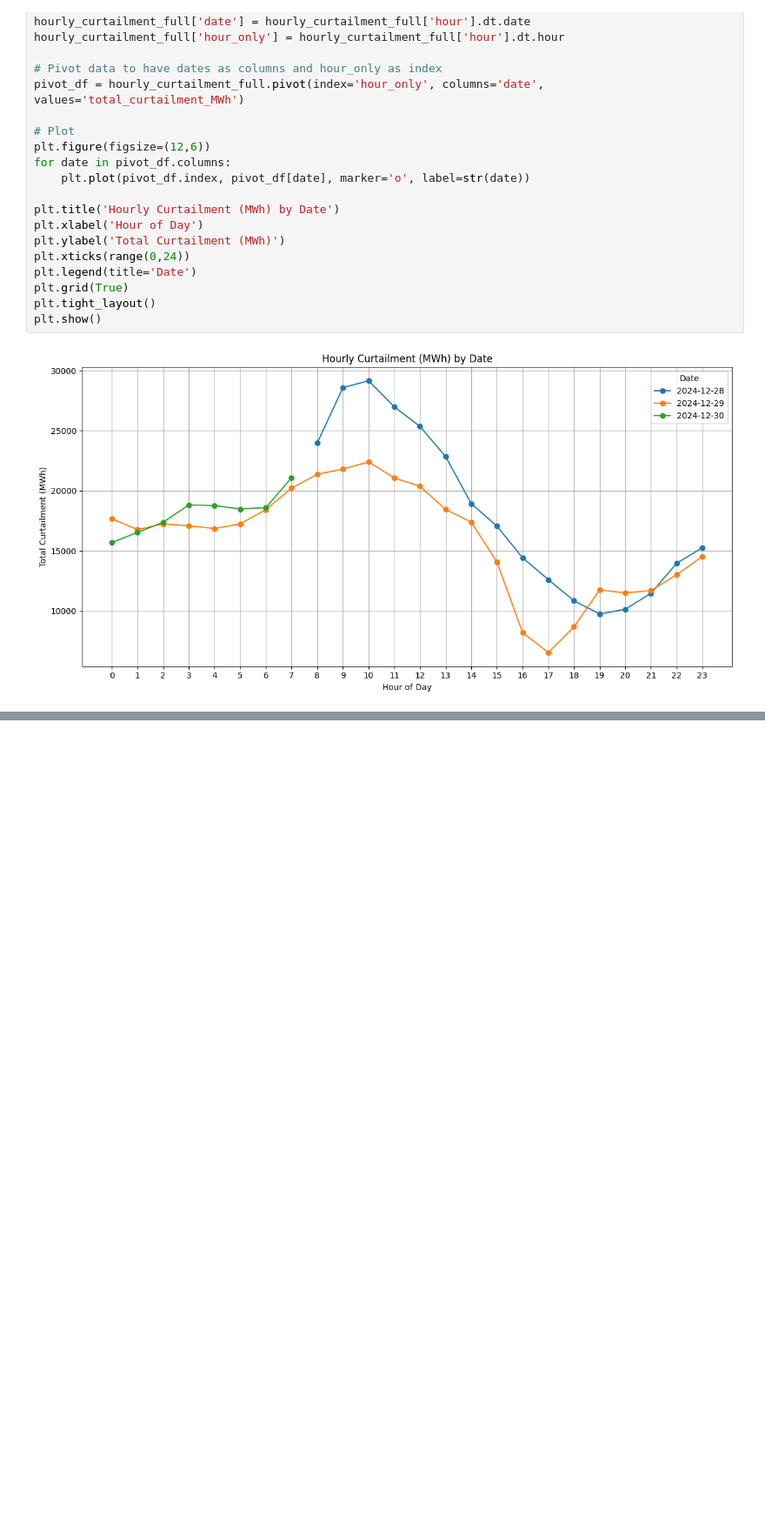
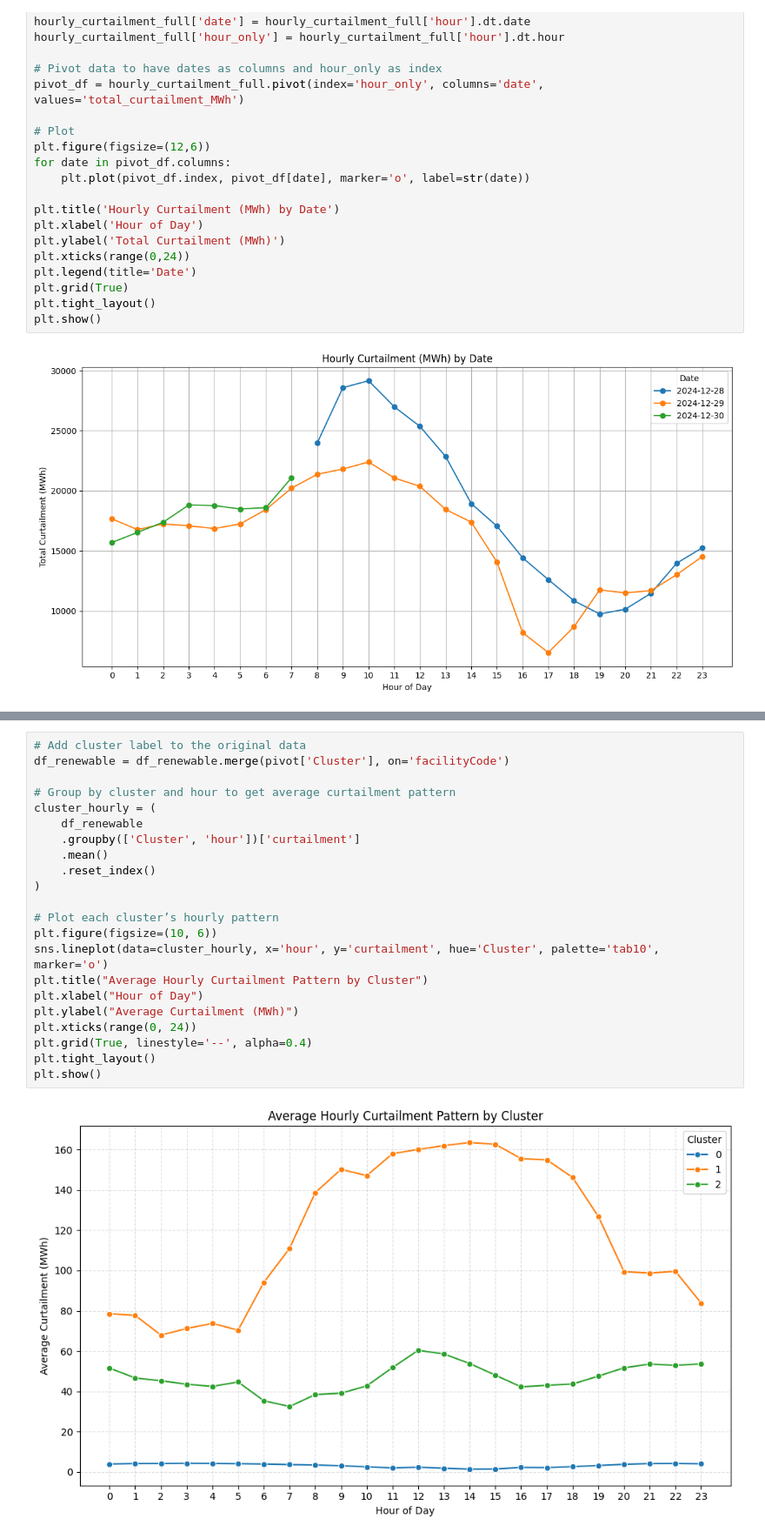
Before and after one commit to adnanabbasshah/Animated-Wind-Map-using-R, a Jupyter notebook: data_processing_and_viz.ipynb, the cells around one changed output, grey strips where cells are left out. Shown at 87% size. Saved outputs shown, nothing was run; the diff lists cells and outputs as text; blank space fills up the shorter version.

```diff
--- a/data_processing_and_viz.ipynb
+++ b/data_processing_and_viz.ipynb
@@ -229,0 +355,24 @@ plt.show()
+# %%
+# Add cluster label to the original data
+df_renewable = df_renewable.merge(pivot['Cluster'], on='facilityCode')
+
+# Group by cluster and hour to get average curtailment pattern
+cluster_hourly = (
+    df_renewable
+    .groupby(['Cluster', 'hour'])['curtailment']
+    .mean()
+    .reset_index()
+)
+
+# Plot each cluster’s hourly pattern
+plt.figure(figsize=(10, 6))
+sns.lineplot(data=cluster_hourly, x='hour', y='curtailment', hue='Cluster', palette='tab10', marker='o')
+plt.title("Average Hourly Curtailment Pattern by Cluster")
+plt.xlabel("Hour of Day")
+plt.ylabel("Average Curtailment (MWh)")
+plt.xticks(range(0, 24))
+plt.grid(True, linestyle='--', alpha=0.4)
+plt.tight_layout()
+plt.show()
+# %% [output]
+[figure, added]
```
Also changed, not shown: parts of 6 cells of this notebook.
